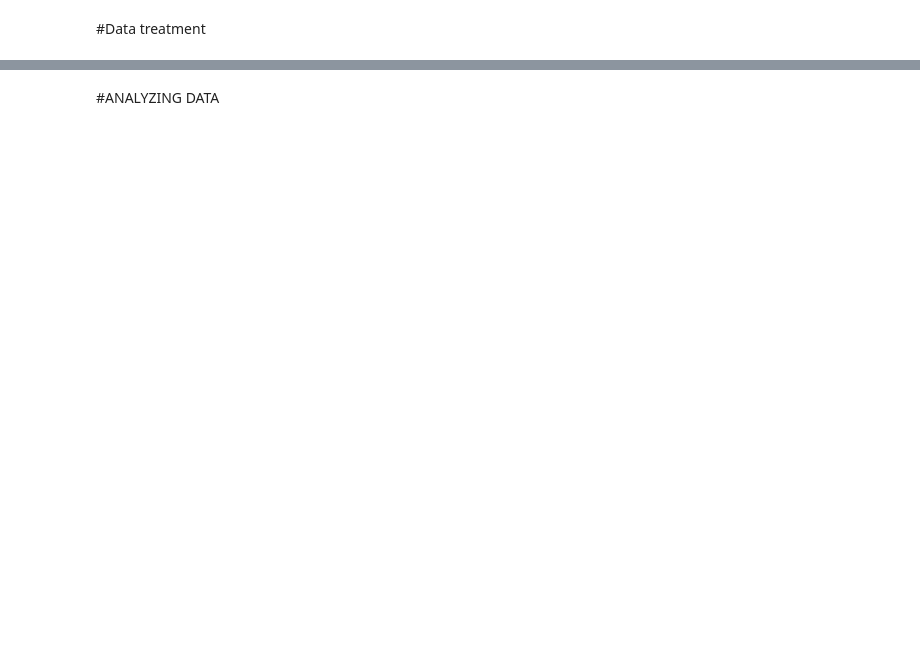
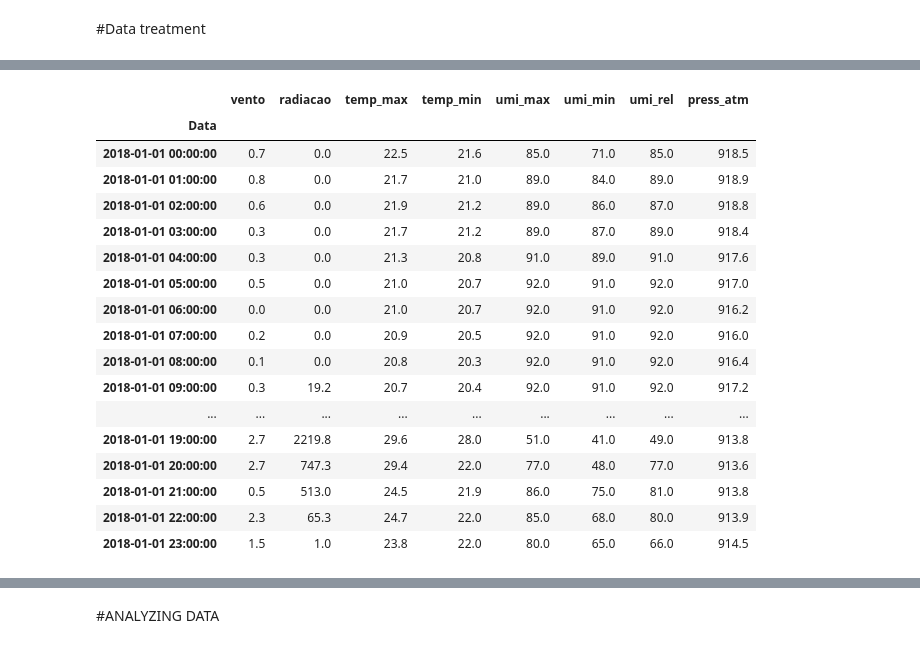
Before and after one commit to RayBasilio123/R5, a Jupyter notebook: INMET_DatasetR5.ipynb, the cells around one changed output, grey strips where cells are left out. Saved outputs shown, nothing was run; the diff lists cells and outputs as text; code cells hidden in the pictures; blank space fills up the shorter version.

```diff
--- a/INMET_DatasetR5.ipynb
+++ b/INMET_DatasetR5.ipynb
@@ -97,0 +67,5 @@ series_radiacao.to_csv('/content/sample_data/series_radiacao')
+# %%
+#Agrupa data+hora
+source_col_loc = df.columns.get_loc('Data')
+df['datetime'] = df.iloc[:,source_col_loc:source_col_loc+2].apply(
+    lambda x: " ".join(x.astype(str)), axis=1)
@@ -97,0 +82,9 @@ series_radiacao.to_csv('/content/sample_data/series_radiacao')
+# %%
+#Completa os dados negativos(Ex:-9999) com a media do dado anterior e posterior
+for column in (dataFrame.columns):
+   if column != 'date' :
+    for i in range(len(dataFrame)):
+      if float(dataFrame[column][i]) < 0:
+        dataFrame[column][i] = (dataFrame[column][i+24])
+
+# dataFrameDay
@@ -97,0 +153,15 @@ series_radiacao.to_csv('/content/sample_data/series_radiacao')
+# %%
+#transforming data in series end interpolate NaN values
+index = pd.DatetimeIndex(new_dates)
+series_ventovel = pd.Series(new_values_ventovel, index=index)
+for i in range(series_ventovel.shape[0]-1):
+    if np.isnan(series_ventovel[i]):
+      series_ventovel[i] = 2
+
+series_radiacao = pd.Series(new_values_rad, index=index).interpolate()
+series_temp_max = pd.Series(new_values_temp_max, index=index).interpolate()
+series_temp_min = pd.Series(new_values_temp_min, index=index).interpolate()
+series_umidade_max = pd.Series(new_values_umidade_max, index=index).interpolate()
+series_umidade_min = pd.Series(new_values_umidade_min, index=index).interpolate()
+series_umidade_Relativa = pd.Series(new_values_umidade_Relativa, index=index).interpolate()
+series_pressaoATM = pd.Series(new_values_pressaoATM, index=index).interpolate()
@@ -97,0 +175,34 @@ series_radiacao.to_csv('/content/sample_data/series_radiacao')
+# %%
+#Cria novo dataFrame ajustado
+
+dataAjustada= pd.DataFrame(index=index)
+
+dataAjustada.index.name = 'Data'
+dataAjustada['vento'] = series_ventovel.values
+dataAjustada['radiacao'] = series_radiacao.values
+dataAjustada['temp_max'] = series_temp_max.values
+dataAjustada['temp_min'] = series_temp_min.values
+dataAjustada['umi_max'] = series_umidade_max.values
+dataAjustada['umi_min'] = series_umidade_min.values
+dataAjustada['umi_rel'] = series_umidade_Relativa.values
+dataAjustada['press_atm'] = series_pressaoATM.values
+dataAjustada.head(24)
+# %% [output]
+|  | vento | radiacao | temp_max | temp_min | umi_max | umi_min | umi_rel | press_atm |
+| Data |  |  |  |  |  |  |  |  |
+| 2018-01-01 00:00:00 | 0.7 | 0.0 | 22.5 | 21.6 | 85.0 | 71.0 | 85.0 | 918.5 |
+| 2018-01-01 01:00:00 | 0.8 | 0.0 | 21.7 | 21.0 | 89.0 | 84.0 | 89.0 | 918.9 |
+| 2018-01-01 02:00:00 | 0.6 | 0.0 | 21.9 | 21.2 | 89.0 | 86.0 | 87.0 | 918.8 |
+| 2018-01-01 03:00:00 | 0.3 | 0.0 | 21.7 | 21.2 | 89.0 | 87.0 | 89.0 | 918.4 |
+| 2018-01-01 04:00:00 | 0.3 | 0.0 | 21.3 | 20.8 | 91.0 | 89.0 | 91.0 | 917.6 |
+| 2018-01-01 05:00:00 | 0.5 | 0.0 | 21.0 | 20.7 | 92.0 | 91.0 | 92.0 | 917.0 |
+| 2018-01-01 06:00:00 | 0.0 | 0.0 | 21.0 | 20.7 | 92.0 | 91.0 | 92.0 | 916.2 |
+| 2018-01-01 07:00:00 | 0.2 | 0.0 | 20.9 | 20.5 | 92.0 | 91.0 | 92.0 | 916.0 |
+| 2018-01-01 08:00:00 | 0.1 | 0.0 | 20.8 | 20.3 | 92.0 | 91.0 | 92.0 | 916.4 |
+| 2018-01-01 09:00:00 | 0.3 | 19.2 | 20.7 | 20.4 | 92.0 | 91.0 | 92.0 | 917.2 |
+| ... | ... | ... | ... | ... | ... | ... | ... | ... |
+| 2018-01-01 19:00:00 | 2.7 | 2219.8 | 29.6 | 28.0 | 51.0 | 41.0 | 49.0 | 913.8 |
+| 2018-01-01 20:00:00 | 2.7 | 747.3 | 29.4 | 22.0 | 77.0 | 48.0 | 77.0 | 913.6 |
+| 2018-01-01 21:00:00 | 0.5 | 513.0 | 24.5 | 21.9 | 86.0 | 75.0 | 81.0 | 913.8 |
+| 2018-01-01 22:00:00 | 2.3 | 65.3 | 24.7 | 22.0 | 85.0 | 68.0 | 80.0 | 913.9 |
+| 2018-01-01 23:00:00 | 1.5 | 1.0 | 23.8 | 22.0 | 80.0 | 65.0 | 66.0 | 914.5 |
```
Also changed, not shown: parts of 56 cells of this notebook.
